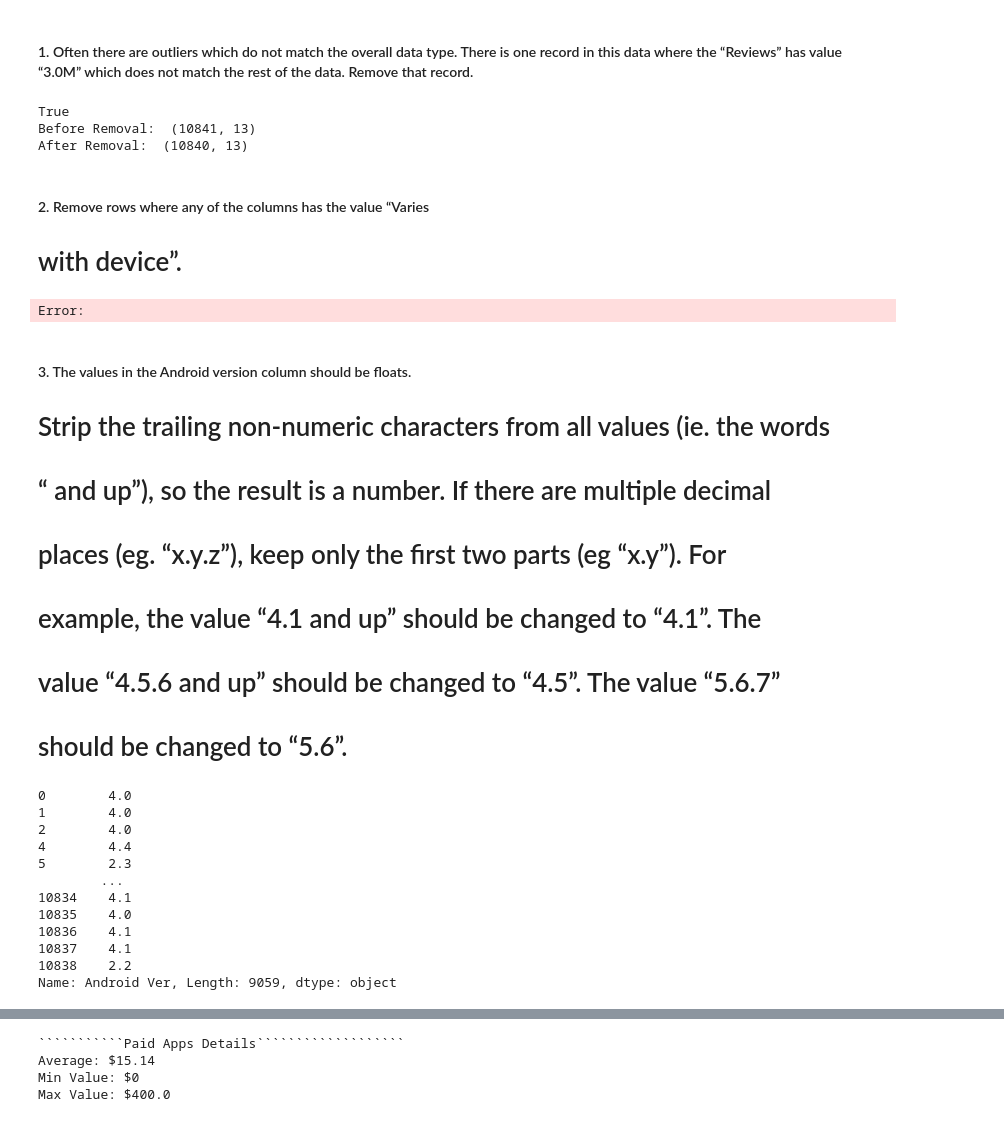
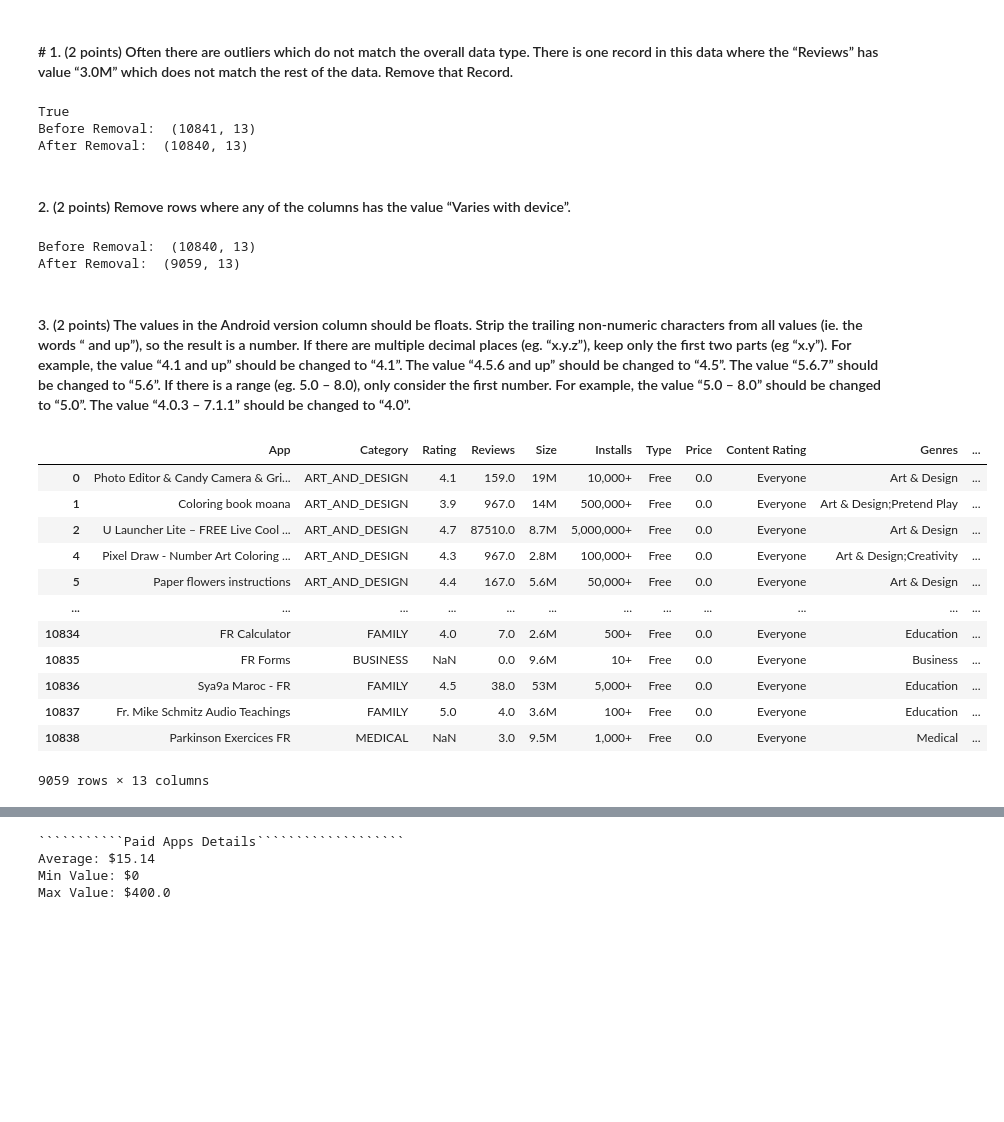
Before and after one commit to Kirill-Vine/210p3, a Jupyter notebook: part3/google_apps.ipynb, the cells around one changed output, grey strips where cells are left out. Cells and saved outputs as stored; diff of their text form; code cells hidden in the pictures; blank space fills up the shorter version.

```diff
--- a/part3/google_apps.ipynb
+++ b/part3/google_apps.ipynb
@@ -9,6 +3,10 @@ my_data_frame = pd.read_excel('GooglePlaystore.xlsx')
 # %% [markdown]
-#### 1. Often there are outliers which do not match the overall data type. There is one record in this data where the “Reviews” has value “3.0M” which does not match the rest of the data. Remove that record.
+#### # 1. (2 points) Often there are outliers which do not match the overall data type. There is one record in this data where the “Reviews” has value “3.0M” which does not match the rest of the data. Remove that Record.
 # %%
+import pandas as pd
+
+my_data_frame = pd.read_excel('data/GooglePlaystore.xlsx')
+
 #Checking if M string exits in column
 print(my_data_frame['Reviews'].str.contains("M").any())
 
@@ -38,10 +36,8 @@ True
 Before Removal:  (10841, 13)
 After Removal:  (10840, 13)
 # %% [markdown]
-#### 2. Remove rows where any of the columns has the value “Varies
-# with device”.
+#### 2. (2 points) Remove rows where any of the columns has the value “Varies with device”.
 # %%
-
 header_list = ["App","Category","Rating","Reviews","Size","Installs","Type","Price","Content Rating","Genres","Last Updated","Current Ver","Android Ver"]
 
 index_list = []
@@ -65,41 +61,38 @@ for header in header_list:
 #Printing data frame after the removal
 print("After Removal: ",my_data_frame.shape)
 # %% [output]
-Error:
+Before Removal:  (10840, 13)
+After Removal:  (9059, 13)
 # %% [markdown]
-#### 3. The values in the Android version column should be floats.
-# Strip the trailing non-numeric characters from all values (ie. the words
-# “ and up”), so the result is a number. If there are multiple decimal
-# places (eg. “x.y.z”), keep only the first two parts (eg “x.y”). For
-# example, the value “4.1 and up” should be changed to “4.1”. The
-# value “4.5.6 and up” should be changed to “4.5”. The value “5.6.7”
-# should be changed to “5.6”.
+#### 3. (2 points) The values in the Android version column should be floats. Strip the trailing non-numeric characters from all values (ie. the words “ and up”), so the result is a number. If there are multiple decimal places (eg. “x.y.z”), keep only the first two parts (eg “x.y”). For example, the value “4.1 and up” should be changed to “4.1”. The value “4.5.6 and up” should be changed to “4.5”. The value “5.6.7” should be changed to “5.6”. If there is a range (eg. 5.0 – 8.0), only consider the first number. For example, the value “5.0 – 8.0” should be changed to “5.0”. The value “4.0.3 – 7.1.1” should be changed to “4.0”.
 # %%
 substring = "and up"
 substring1= "-"
 counter = 0
 
 
 for i in my_data_frame['Android Ver']:
     value = str(i)
     new_substring = value
     if substring in value or  substring1 in value or len(value) == 5:
         new_substring = value[0:3]
     my_data_frame.iloc[[counter],[12]] = new_substring
     counter += 1
 
-print(my_data_frame['Android Ver'])
+#print(my_data_frame['Android Ver'])
+my_data_frame
 # %% [output]
+|  | App | Category | Rating | Reviews | Size | Installs | Type | Price | Content Rating | Genres | ... |
+| 0 | Photo Editor & Candy Camera & Gri... | ART_AND_DESIGN | 4.1 | 159.0 | 19M | 10,000+ | Free | 0.0 | Everyone | Art & Design | ... |
+| 1 | Coloring book moana | ART_AND_DESIGN | 3.9 | 967.0 | 14M | 500,000+ | Free | 0.0 | Everyone | Art & Design;Pretend Play | ... |
+| 2 | U Launcher Lite – FREE Live Cool ... | ART_AND_DESIGN | 4.7 | 87510.0 | 8.7M | 5,000,000+ | Free | 0.0 | Everyone | Art & Design | ... |
+| 4 | Pixel Draw - Number Art Coloring ... | ART_AND_DESIGN | 4.3 | 967.0 | 2.8M | 100,000+ | Free | 0.0 | Everyone | Art & Design;Creativity | ... |
+| 5 | Paper flowers instructions | ART_AND_DESIGN | 4.4 | 167.0 | 5.6M | 50,000+ | Free | 0.0 | Everyone | Art & Design | ... |
+| ... | ... | ... | ... | ... | ... | ... | ... | ... | ... | ... | ... |
+| 10834 | FR Calculator | FAMILY | 4.0 | 7.0 | 2.6M | 500+ | Free | 0.0 | Everyone | Education | ... |
+| 10835 | FR Forms | BUSINESS | NaN | 0.0 | 9.6M | 10+ | Free | 0.0 | Everyone | Business | ... |
+| 10836 | Sya9a Maroc - FR | FAMILY | 4.5 | 38.0 | 53M | 5,000+ | Free | 0.0 | Everyone | Education | ... |
+| 10837 | Fr. Mike Schmitz Audio Teachings | FAMILY | 5.0 | 4.0 | 3.6M | 100+ | Free | 0.0 | Everyone | Education | ... |
+| 10838 | Parkinson Exercices FR | MEDICAL | NaN | 3.0 | 9.5M | 1,000+ | Free | 0.0 | Everyone | Medical | ... |
-0        4.0
-1        4.0
-2        4.0
-4        4.4
-5        2.3
-        ...
-10834    4.1
-10835    4.0
-10836    4.1
-10837    4.1
-10838    2.2
-Name: Android Ver, Length: 9059, dtype: object
+9059 rows × 13 columns
 # %% [markdown]
```
Also changed, not shown: parts of 25 cells of this notebook.
